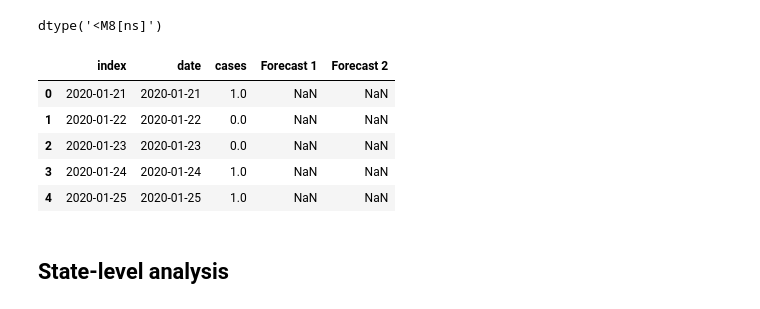
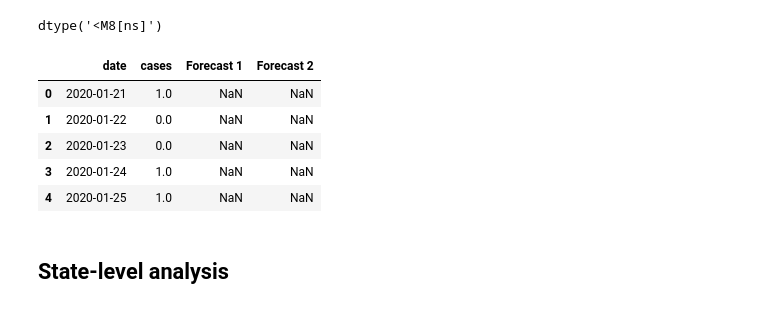
Before and after one commit to jcierocki/mda-project, a Jupyter notebook: notebooks/ts_forecasting.ipynb, the cells around one changed output. Cells and saved outputs as stored; diff of their text form; code cells hidden in the pictures.

Commit message:
forecasts export and upload fix

```diff
--- a/notebooks/ts_forecasting.ipynb
+++ b/notebooks/ts_forecasting.ipynb
@@ -140,25 +140,26 @@ dtype('<M8[ns]')
 # %%
 # plot_df = x \
 #     .to_frame() \
 #     .join(fcst1.rename("Forecast 1")) \
 #     .join(fcst2.rename("Forecast 2"))
 
 x.index = pd.to_datetime(x.index)
 
 plot_df = x \
     .to_frame() \
     .join(fcst1.rename("Forecast 1"), on="date", how="outer") \
     .join(fcst2.rename("Forecast 2"), on="date", how="outer") \
-    .reset_index()
+    .reset_index() \
+    .drop(columns=["index"])
 
 plot_df.head()
 # %% [output]
-|  | index | date | cases | Forecast 1 | Forecast 2 |
-| 0 | 2020-01-21 | 2020-01-21 | 1.0 | NaN | NaN |
-| 1 | 2020-01-22 | 2020-01-22 | 0.0 | NaN | NaN |
-| 2 | 2020-01-23 | 2020-01-23 | 0.0 | NaN | NaN |
-| 3 | 2020-01-24 | 2020-01-24 | 1.0 | NaN | NaN |
-| 4 | 2020-01-25 | 2020-01-25 | 1.0 | NaN | NaN |
+|  | date | cases | Forecast 1 | Forecast 2 |
+| 0 | 2020-01-21 | 1.0 | NaN | NaN |
+| 1 | 2020-01-22 | 0.0 | NaN | NaN |
+| 2 | 2020-01-23 | 0.0 | NaN | NaN |
+| 3 | 2020-01-24 | 1.0 | NaN | NaN |
+| 4 | 2020-01-25 | 1.0 | NaN | NaN |
 # %%
 plot_df.to_csv("../data/country_level_cases_with_forecast.csv", index=False)
 # %%
```
